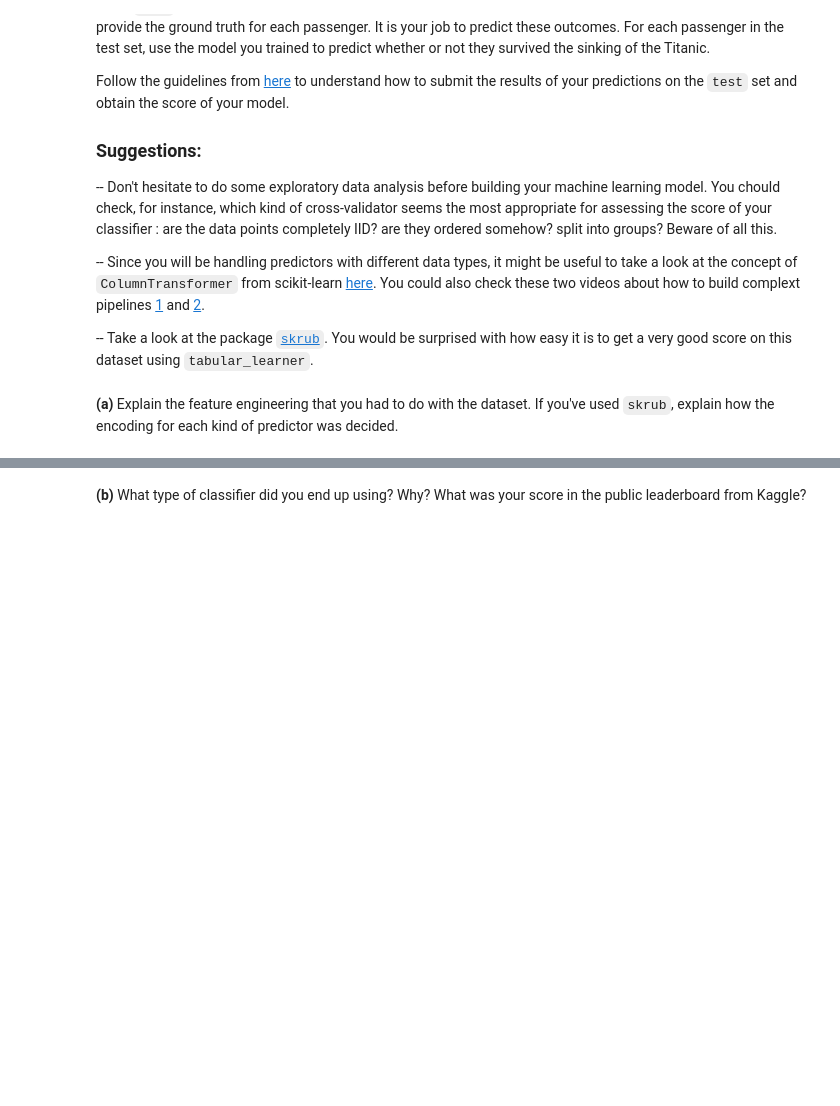
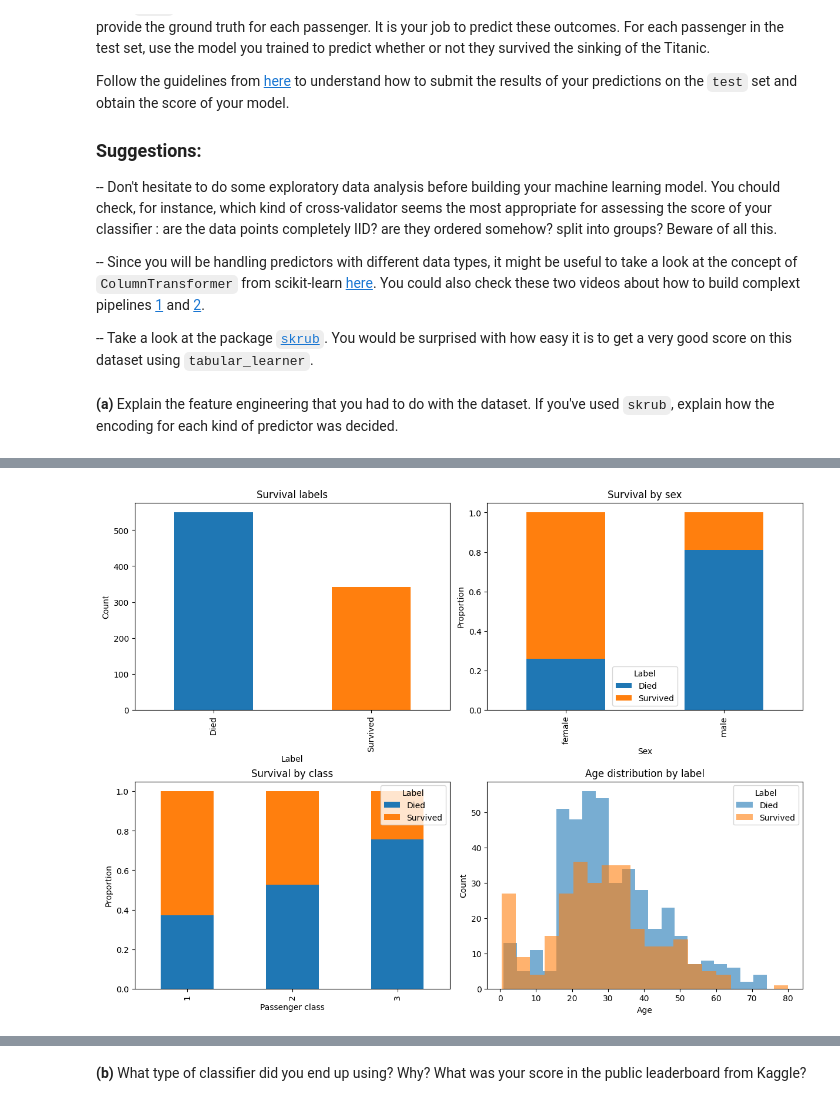
Before and after one commit to Basile-Mouret/ISLA, a Jupyter notebook: TP3/TP3.ipynb, the cells around one changed output, grey strips where cells are left out. Saved outputs shown, nothing was run; the diff lists cells and outputs as text; code cells hidden in the pictures; blank space fills up the shorter version.

```diff
--- a/TP3/TP3.ipynb
+++ b/TP3/TP3.ipynb
@@ -301,3 +301,102 @@ Follow the guidelines from [here](https://www.kaggle.com/competitions/titanic/ov
 -- Take a look at the package [`skrub`](https://skrub-data.org/stable/). You would be surprised with how easy it is to get a very good score on this dataset using `tabular_learner`.
 # %% [markdown]
 **(a)** Explain the feature engineering that you had to do with the dataset. If you've used `skrub`, explain how the encoding for each kind of predictor was decided.
+# %%
+import numpy as np
+import pandas as pd
+import matplotlib.pyplot as plt
+from IPython.display import display
+from sklearn.compose import ColumnTransformer
+from sklearn.decomposition import PCA
+from sklearn.impute import SimpleImputer
+from sklearn.pipeline import Pipeline
+from sklearn.preprocessing import OneHotEncoder, StandardScaler
+
+train = pd.read_csv("train.csv")
+test = pd.read_csv("test.csv")
+train["Label"] = train["Survived"].map({0: "Died", 1: "Survived"})
+
+overview = pd.DataFrame(
+    {"Value": [len(train), len(test), train.shape[1] - 2, train["Survived"].mean()]},
+    index=["Training observations", "Test observations", "Raw predictors", "Survival rate"],
+)
+missing = pd.DataFrame({
+    "Train missing": train.drop(columns="Label").isna().sum(),
+    "Test missing": test.isna().sum(),
+})
+display(overview)
+display(missing.loc[missing.sum(axis=1) > 0])
+
+fig, axes = plt.subplots(2, 2, figsize=(12, 9), constrained_layout=True)
+train["Label"].value_counts().reindex(["Died", "Survived"]).plot(kind="bar", ax=axes[0, 0], color=["C0", "C1"])
+axes[0, 0].set_xlabel("Label")
+axes[0, 0].set_ylabel("Count")
+axes[0, 0].set_title("Survival labels")
+
+pd.crosstab(train["Sex"], train["Label"], normalize="index").reindex(columns=["Died", "Survived"]).plot(kind="bar", stacked=True, ax=axes[0, 1], color=["C0", "C1"])
+axes[0, 1].set_xlabel("Sex")
+axes[0, 1].set_ylabel("Proportion")
+axes[0, 1].set_title("Survival by sex")
+axes[0, 1].legend(title="Label")
+
+pd.crosstab(train["Pclass"], train["Label"], normalize="index").reindex(columns=["Died", "Survived"]).plot(kind="bar", stacked=True, ax=axes[1, 0], color=["C0", "C1"])
+axes[1, 0].set_xlabel("Passenger class")
+axes[1, 0].set_ylabel("Proportion")
+axes[1, 0].set_title("Survival by class")
+axes[1, 0].legend(title="Label")
+
+for label, color in [("Died", "C0"), ("Survived", "C1")]:
+    axes[1, 1].hist(train.loc[train["Label"] == label, "Age"].dropna(), bins=20, alpha=0.6, color=color, label=label)
+axes[1, 1].set_xlabel("Age")
+axes[1, 1].set_ylabel("Count")
+axes[1, 1].set_title("Age distribution by label")
+axes[1, 1].legend(title="Label")
+plt.show()
+
+eda = train[["Pclass", "Sex", "Age", "SibSp", "Parch", "Fare", "Embarked"]].copy()
+eda["FamilySize"] = train["SibSp"] + train["Parch"] + 1
+eda["Title"] = train["Name"].str.extract(r",\s*([^\.]+)\.", expand=False).str.strip().replace(
+    {
+        "Mlle": "Miss",
+        "Ms": "Miss",
+        "Mme": "Mrs",
+        "Lady": "Rare",
+        "Countess": "Rare",
+        "Capt": "Rare",
+        "Col": "Rare",
+        "Don": "Rare",
+        "Dr": "Rare",
+        "Major": "Rare",
+        "Rev": "Rare",
+        "Sir": "Rare",
+        "Jonkheer": "Rare",
+        "Dona": "Rare",
+    }
+)
+eda["CabinKnown"] = train["Cabin"].notna().astype(int)
+eda["Age"] = eda["Age"].fillna(eda["Age"].median())
+eda["Fare"] = np.log1p(eda["Fare"].fillna(eda["Fare"].median()))
+eda["Embarked"] = eda["Embarked"].fillna(eda["Embarked"].mode()[0])
+
+numeric = ["Age", "Fare", "SibSp", "Parch", "FamilySize", "CabinKnown"]
+categorical = ["Pclass", "Sex", "Embarked", "Title"]
+projection_preprocess = ColumnTransformer(
+    [
+        ("num", Pipeline([("imputer", SimpleImputer(strategy="median")), ("scaler", StandardScaler())]), numeric),
+        ("cat", Pipeline([("imputer", SimpleImputer(strategy="most_frequent")), ("onehot", OneHotEncoder(handle_unknown="ignore", sparse_output=False))]), categorical),
+    ],
+    verbose_feature_names_out=False,
+)
+Z = projection_preprocess.fit_transform(eda)
+proj = pd.DataFrame(PCA(n_components=2, random_state=0).fit_transform(Z), columns=["PC1", "PC2"]).assign(Label=train["Label"])
+
+fig, ax = plt.subplots(figsize=(8, 6))
+for label, color in [("Died", "C0"), ("Survived", "C1")]:
+    m = proj["Label"] == label
+    ax.scatter(proj.loc[m, "PC1"], proj.loc[m, "PC2"], s=28, alpha=0.7, c=color, label=label)
+ax.set_xlabel("PC1")
+ax.set_ylabel("PC2")
+ax.set_title("Titanic feature-space projection")
+ax.legend(title="Label")
+plt.show()
+# %% [output]
@@ -303,0 +413 @@ Follow the guidelines from [here](https://www.kaggle.com/competitions/titanic/ov
+[figure, added]
```
Also changed, not shown: parts of 4 cells of this notebook, 6 other files.
